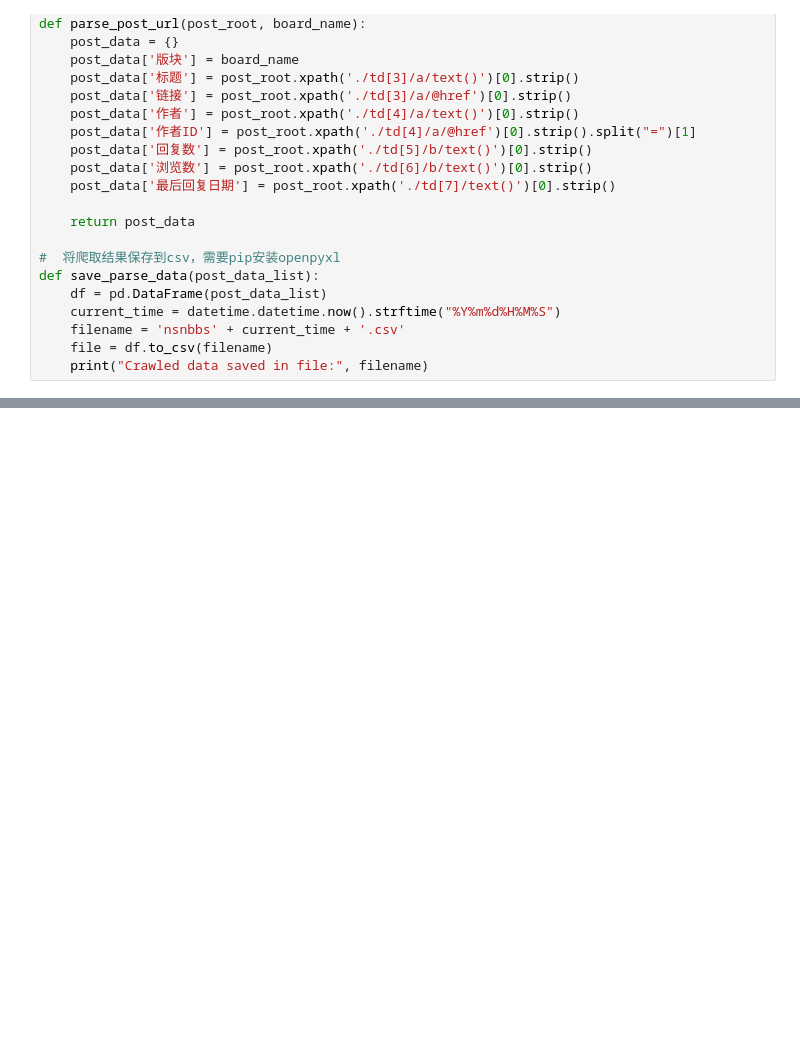
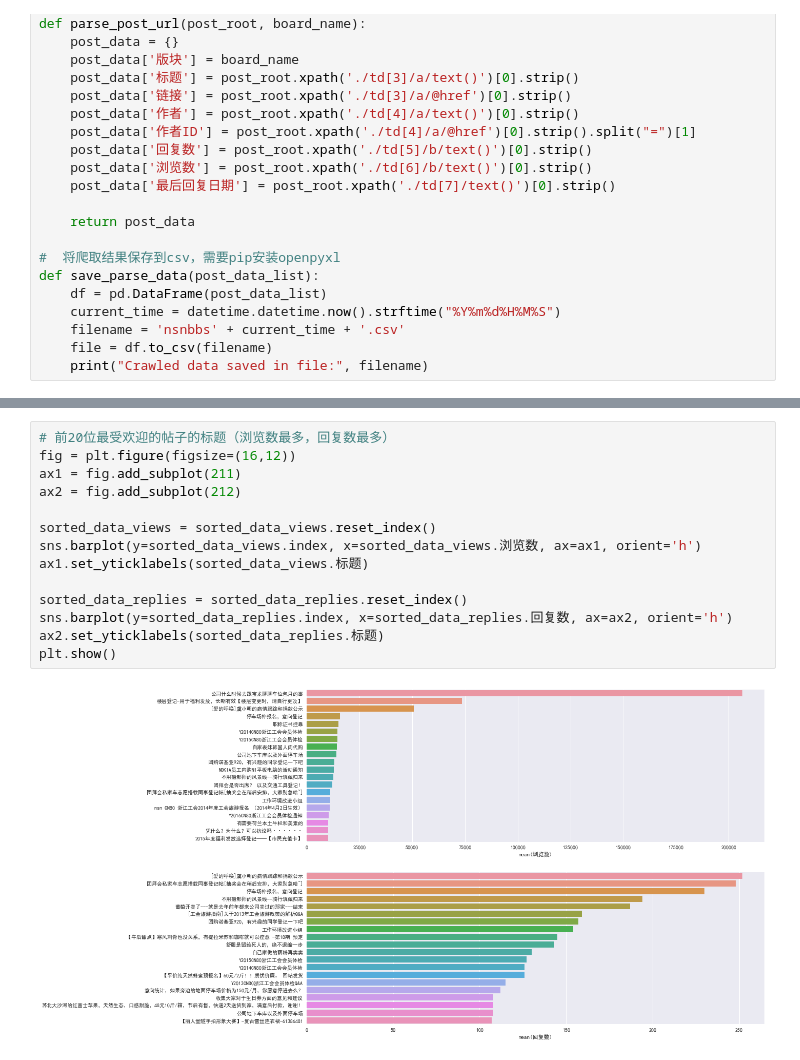
Before and after one commit to w26738/crawler, a Jupyter notebook: nsbbbs_crawler.ipynb, the cells around one changed output, grey strips where cells are left out. Cells and saved outputs as stored; diff of their text form; blank space fills up the shorter version.

```diff
--- a/nsbbbs_crawler.ipynb
+++ b/nsbbbs_crawler.ipynb
@@ -207,0 +307,16 @@ Crawled data saved in file: nsnbbs20170814015043.csv
+# %%
+# 前20位最受欢迎的帖子的标题（浏览数最多，回复数最多）
+fig = plt.figure(figsize=(16,12))
+ax1 = fig.add_subplot(211)
+ax2 = fig.add_subplot(212)
+
+sorted_data_views = sorted_data_views.reset_index()
+sns.barplot(y=sorted_data_views.index, x=sorted_data_views.浏览数, ax=ax1, orient='h')
+ax1.set_yticklabels(sorted_data_views.标题)
+
+sorted_data_replies = sorted_data_replies.reset_index()
+sns.barplot(y=sorted_data_replies.index, x=sorted_data_replies.回复数, ax=ax2, orient='h')
+ax2.set_yticklabels(sorted_data_replies.标题)
+plt.show()
+# %% [output]
+[figure, added]
```
Also changed, not shown: parts of 6 cells of this notebook.
